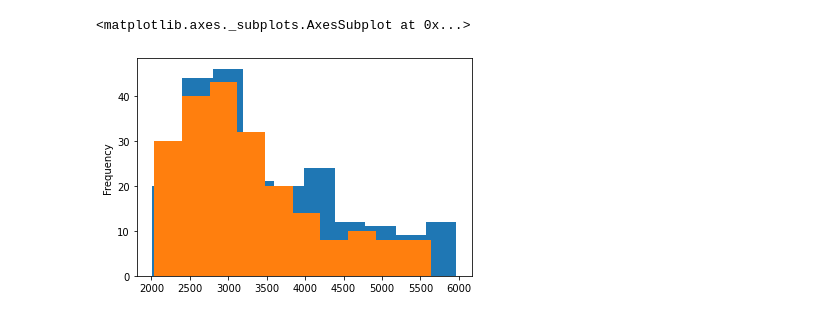
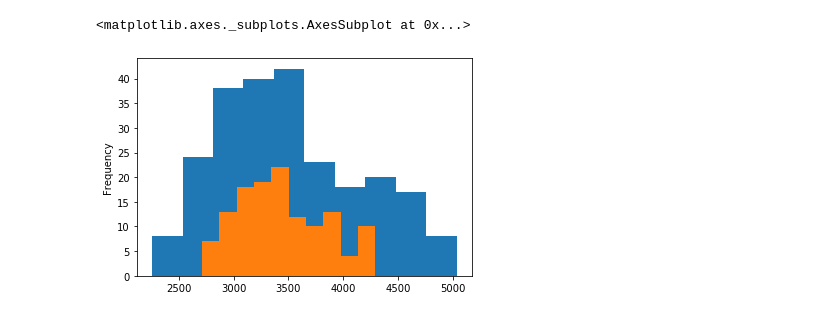
Before and after one commit to stbordoni/SiPM-XArapuca, a Jupyter notebook: readCalib_ch3.ipynb, the cells around one changed output. Drawn from its saved outputs; the diff is of its cells as text; code cells hidden in the pictures.

```diff
--- a/readCalib_ch3.ipynb
+++ b/readCalib_ch3.ipynb
@@ -65,0 +22,6 @@ spe 1sig ==True: (211, 100014)
+# %%
+path = './calib15june-ch3_0-400files_prominence2000.npy'
+data = np.load(path, allow_pickle=True)
+# %%
+df_raw = pd.DataFrame(data)
+df_raw.head()
@@ -65,0 +36,5 @@ spe 1sig ==True: (211, 100014)
+# %%
+dropcol = list(range(100005, 100013))  # to cleanup from previous spe calculation and re-dothem
+dropcol
+df_raw.drop(dropcol, axis=1, inplace =True)
+df_raw.head()
@@ -65,0 +49,4 @@ spe 1sig ==True: (211, 100014)
+# %%
+df = compute_singlepe(df_raw)
+df = select_singlepe(df)
+df.head(20)
@@ -66,6 +148,6 @@ spe 1sig ==True: (211, 100014)
 # %%
-df_cal_ch3_clean_1.loc[(df_cal_ch3_clean_1['pe height']>0)]['pe height'].plot(kind='hist', label='sample clean 1')
-df_cal_ch3_clean_2.loc[(df_cal_ch3_clean_2['pe height']>0)]['pe height'].plot(kind='hist', label='sample clean 2')
+df.loc[(df['pe height']>0)]['pe height'].plot(kind='hist', label="full width")
+df.loc[(df['pe height']>0) & (df['spe 1sig']==True)]['pe height'].plot(kind='hist', label="selected spe")
 # %% [output]
 <matplotlib.axes._subplots.AxesSubplot at 0x...>
-[figure, old version]
+[figure, new version]
```
Also changed, not shown: parts of 19 cells of this notebook, 5 other files.
